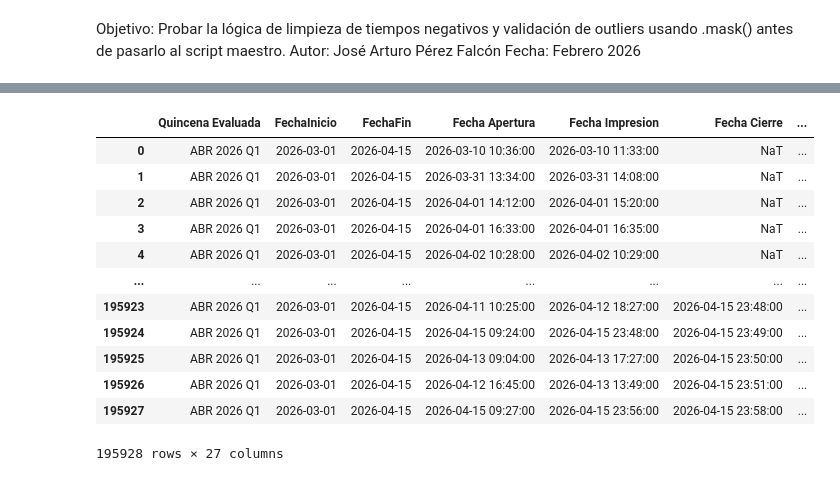
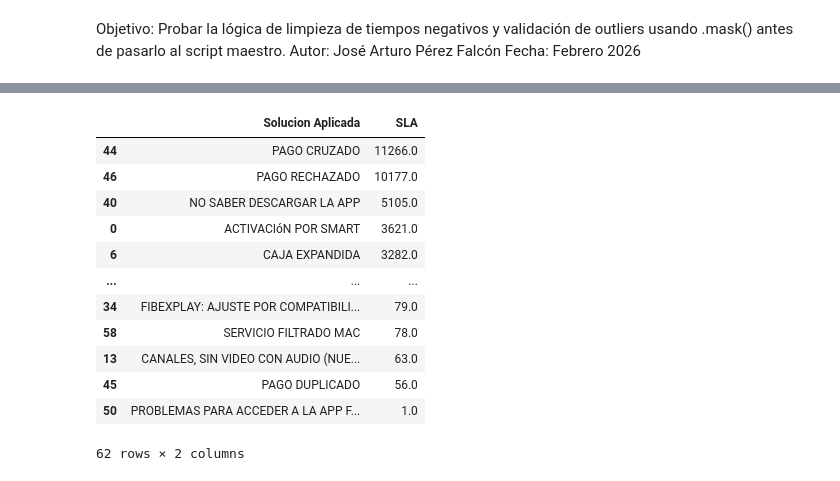
Before and after one commit to Artur030610/Data-Automated-Pipeline-Telecom, a Jupyter notebook: Notebooks/ordenes de servicio.ipynb, the cells around one changed output, grey strips where cells are left out. Cells and saved outputs as stored; diff of their text form; code cells hidden in the pictures.

```diff
--- a/Notebooks/ordenes de servicio.ipynb
+++ b/Notebooks/ordenes de servicio.ipynb
@@ -22,22 +81,23 @@ FileNotFoundError: [Errno 2] No such file or directory: 'C:\\Users\\josperez\\Do
 # %%
 import pandas as pd
 df = pd.read_parquet(r'C:\Users\josperez\Documents\A-DataStack\01-Proyectos\01-Data_PipelinesFibex\02_Data_Lake\silver_data\Tickets_Silver_Master.parquet')
-
+df = df.groupby(['Solucion Aplicada']).agg( SLA = ('SLA Resolucion Min', 'median') ).reset_index()
+df = df.sort_values(by='SLA', ascending=False)
 display(df)
 # %% [output]
-|  | Quincena Evaluada | FechaInicio | FechaFin | Fecha Apertura | Fecha Impresion | Fecha Cierre | ... |
-| 0 | ABR 2026 Q1 | 2026-03-01 | 2026-04-15 | 2026-03-10 10:36:00 | 2026-03-10 11:33:00 | NaT | ... |
-| 1 | ABR 2026 Q1 | 2026-03-01 | 2026-04-15 | 2026-03-31 13:34:00 | 2026-03-31 14:08:00 | NaT | ... |
-| 2 | ABR 2026 Q1 | 2026-03-01 | 2026-04-15 | 2026-04-01 14:12:00 | 2026-04-01 15:20:00 | NaT | ... |
-| 3 | ABR 2026 Q1 | 2026-03-01 | 2026-04-15 | 2026-04-01 16:33:00 | 2026-04-01 16:35:00 | NaT | ... |
-| 4 | ABR 2026 Q1 | 2026-03-01 | 2026-04-15 | 2026-04-02 10:28:00 | 2026-04-02 10:29:00 | NaT | ... |
-| ... | ... | ... | ... | ... | ... | ... | ... |
-| 195923 | ABR 2026 Q1 | 2026-03-01 | 2026-04-15 | 2026-04-11 10:25:00 | 2026-04-12 18:27:00 | 2026-04-15 23:48:00 | ... |
-| 195924 | ABR 2026 Q1 | 2026-03-01 | 2026-04-15 | 2026-04-15 09:24:00 | 2026-04-15 23:48:00 | 2026-04-15 23:49:00 | ... |
-| 195925 | ABR 2026 Q1 | 2026-03-01 | 2026-04-15 | 2026-04-13 09:04:00 | 2026-04-13 17:27:00 | 2026-04-15 23:50:00 | ... |
-| 195926 | ABR 2026 Q1 | 2026-03-01 | 2026-04-15 | 2026-04-12 16:45:00 | 2026-04-13 13:49:00 | 2026-04-15 23:51:00 | ... |
-| 195927 | ABR 2026 Q1 | 2026-03-01 | 2026-04-15 | 2026-04-15 09:27:00 | 2026-04-15 23:56:00 | 2026-04-15 23:58:00 | ... |
+|  | Solucion Aplicada | SLA |
+| 44 | PAGO CRUZADO | 11266.0 |
+| 46 | PAGO RECHAZADO | 10177.0 |
+| 40 | NO SABER DESCARGAR LA APP | 5105.0 |
+| 0 | ACTIVACIóN POR SMART | 3621.0 |
+| 6 | CAJA EXPANDIDA | 3282.0 |
+| ... | ... | ... |
+| 34 | FIBEXPLAY: AJUSTE POR COMPATIBILI... | 79.0 |
+| 58 | SERVICIO FILTRADO MAC | 78.0 |
+| 13 | CANALES, SIN VIDEO CON AUDIO (NUE... | 63.0 |
+| 45 | PAGO DUPLICADO | 56.0 |
+| 50 | PROBLEMAS PARA ACCEDER A LA APP F... | 1.0 |
-195928 rows × 27 columns
+62 rows × 2 columns
 # %%
 import pandas as pd
 df = pd.read_parquet(r'C:\Users\josperez\Documents\A-DataStack\01-Proyectos\01-Data_PipelinesFibex\02_Data_Lake\gold_data\SLA_GOLD_STATS.parquet')
```
Also changed, not shown: parts of 4 cells of this notebook, 3 other files.
